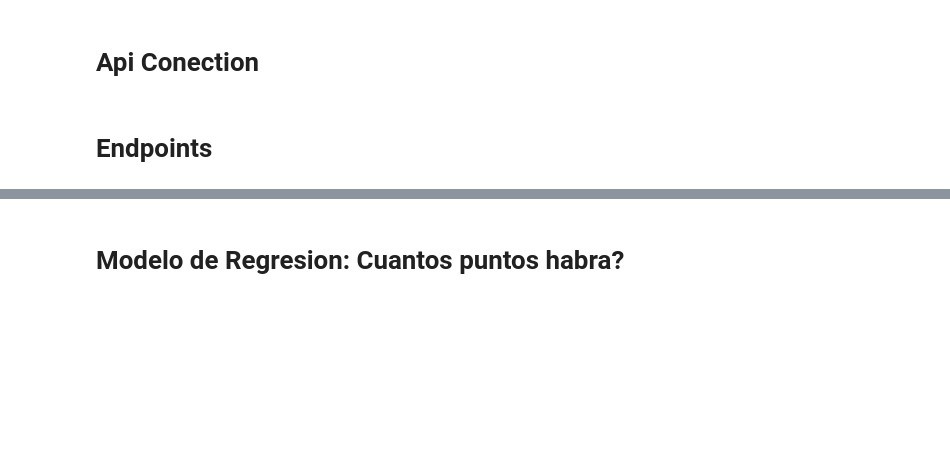
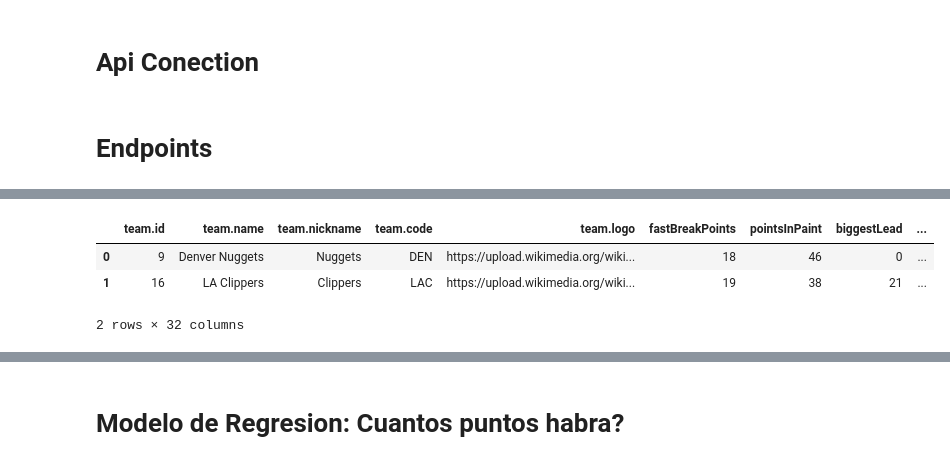
Before and after one commit to daniel067178/NBAStats, a Jupyter notebook: notebooks/get_data.ipynb, the cells around one changed output, grey strips where cells are left out. Cells and saved outputs as stored; diff of their text form; code cells hidden in the pictures; blank space fills up the shorter version.

```diff
--- a/notebooks/get_data.ipynb
+++ b/notebooks/get_data.ipynb
@@ -109,0 +274,9 @@ teams_df.head()
+# %%
+import pandas as pd
+gamestats_df = pd.read_parquet("gamestats.parquet")
+gamestats_df.query("game_id==1")
+# %% [output]
+|  | team.id | team.name | team.nickname | team.code | team.logo | fastBreakPoints | pointsInPaint | biggestLead | ... |
+| 0 | 9 | Denver Nuggets | Nuggets | DEN | https://upload.wikimedia.org/wiki... | 18 | 46 | 0 | ... |
+| 1 | 16 | LA Clippers | Clippers | LAC | https://upload.wikimedia.org/wiki... | 19 | 38 | 21 | ... |
+2 rows × 32 columns
```
Also changed, not shown: parts of 12 cells of this notebook, 1 other file.
